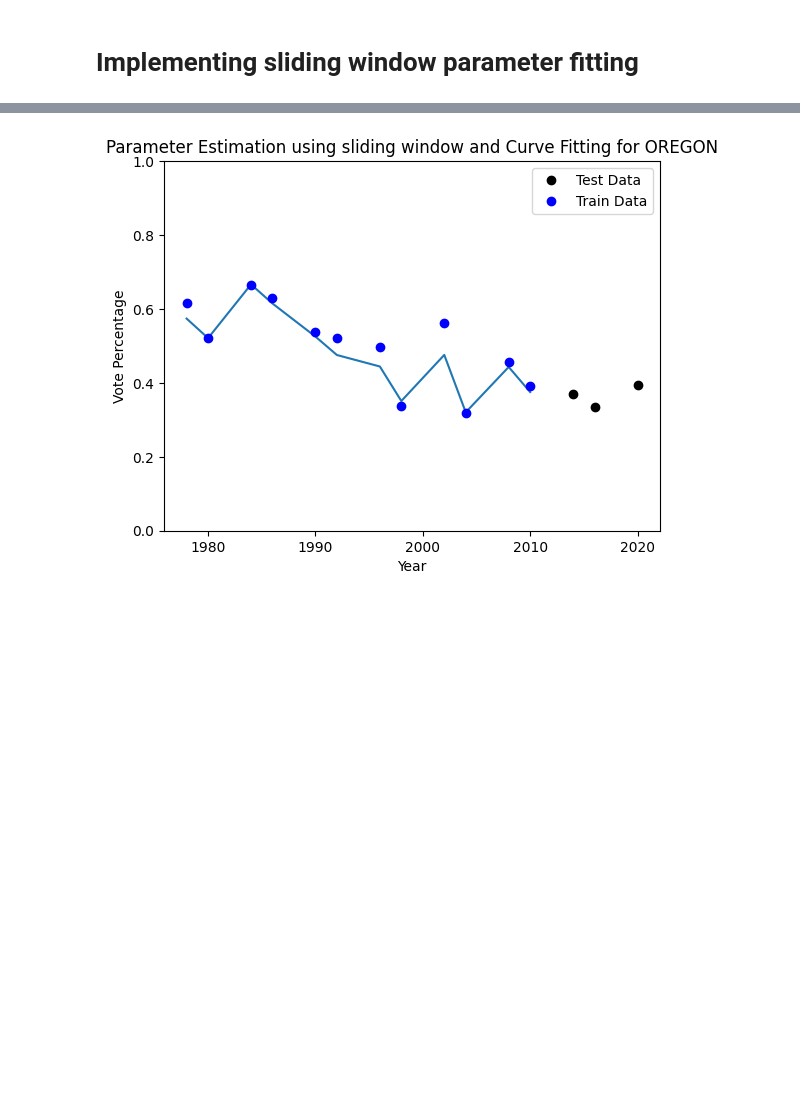
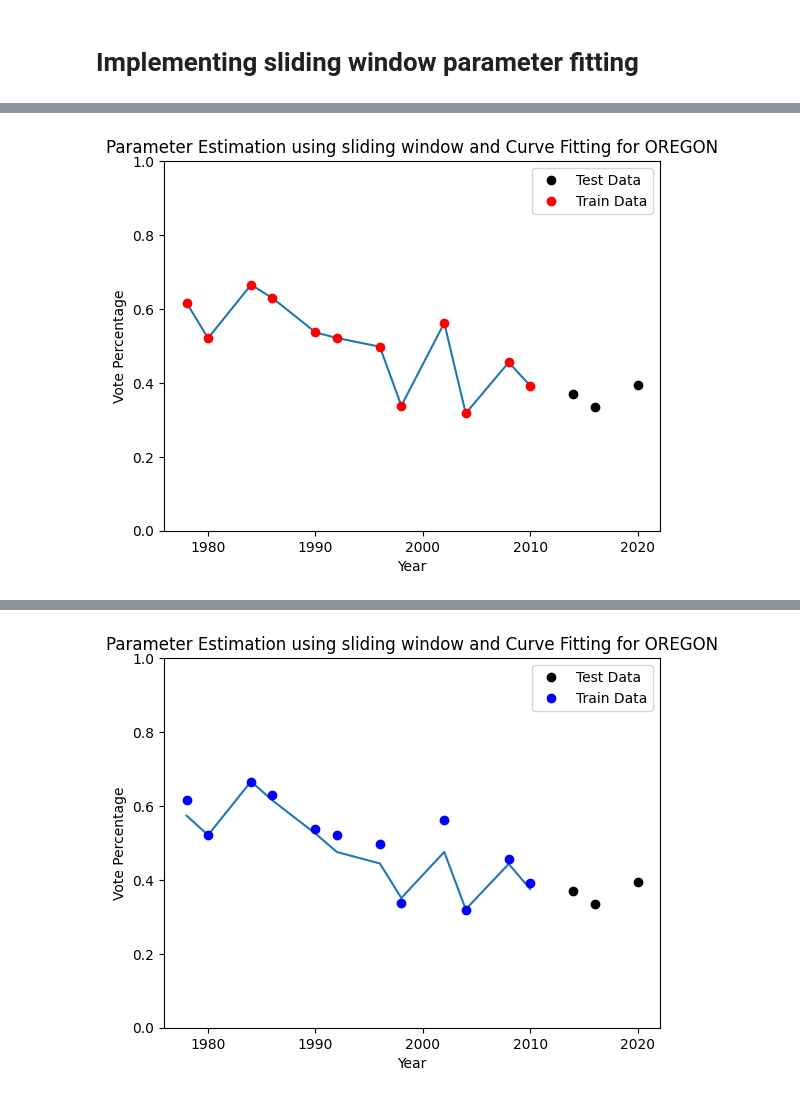
Before and after one commit to alanroyce20102003/bt5240, a Jupyter notebook: main.ipynb, the cells around one changed output, grey strips where cells are left out. Drawn from its saved outputs; the diff is of its cells as text; code cells hidden in the pictures; blank space fills up the shorter version.

Commit message:
modified the sliding window

```diff
--- a/main.ipynb
+++ b/main.ipynb
@@ -316,14 +335,6 @@ plt.show()
 [figure]
 # %% [markdown]
 # Implementing sliding window parameter fitting
-# %%
-def loss(params, t, R_data, I0=0.01):
-    beta, gamma = params
-    S0 = 1 - I0
-    y0 = [S0, I0, 0.0]
-    sol = odeint(sir_model1, y0, t, args=(beta, gamma))
-    R_pred = sol[:, 2]
-    return np.mean((R_pred - R_data) ** 2)
 # %%
 year = df_dict[('OREGON', 'REPUBLICAN')]['year'].values
 votes = df_dict[('OREGON', 'REPUBLICAN')]['candidatevotes'].values
@@ -334,10 +345,23 @@ window_length  = int(len(year / M))
 beta_array = np.zeros(len(year)-M+1)
 gamma_array = np.zeros(len(year)-M+1)
 test_fit_array = np.zeros((len(year)-M+1, M))
+results = []
 for i in range(len(year)-M+1):
     I0 = vote_percentage[i]
     S0 = 1 - I0
     R0 = 0
     params, covariance = curve_fit(fit_sir_model, year[i:i+M], vote_percentage[i:i+M], p0=[0.1, 0.1, S0, I0, R0], bounds=(0, [1, 1, 1, 1, 1]))
+    initial_params = [0.5, 0.5]
+    res = minimize(loss, initial_params, args=(year[i:i+M], vote_percentage[i:i+M]), bounds=[(0, 2), (0, 2)])
+    beta, gamma = res.x
+    results.append({
+        'start_year':i,
+        'end_year': i+M,
+        'beta': beta,
+        'gamma': gamma
+    })
     beta_array[i], gamma_array[i] = params[:2]
     test_fit_array[i, :] = fit_sir_model(year[i:i+M], *params)
+# %%
+result_df = pd.DataFrame(results)
+result_df
@@ -343,0 +382,7 @@ for i in range(len(year)-M+1):
+# %%
+test_fit_array = np.zeros((len(year)-M+1, M))
+for i in range(len(year)-M+1):
+    I0 = vote_percentage[i]
+    S0 = 1 - I0
+    R0 = 0
+    test_fit_array[i, :] = fit_sir_model(year[i:i+M], result_df['beta'][i], result_df['gamma'][i], S0, I0, R0)
@@ -343,0 +404,14 @@ for i in range(len(year)-M+1):
+# %%
+new = test_fit_array.T
+plt.plot(year[:12], new[0])
+plt.plot(X_test, y_test, 'ko', label='Test Data')
+
+plt.plot(X_train, y_train, 'ro', label='Train Data')
+plt.xlabel('Year')
+plt.ylabel('Vote Percentage')
+plt.ylim(0, 1)
+plt.legend()
+plt.title('Parameter Estimation using sliding window and Curve Fitting for OREGON')
+plt.show()
+# %% [output]
+[figure, added]
```
Also changed, not shown: parts of 18 cells of this notebook, 8 other files.
